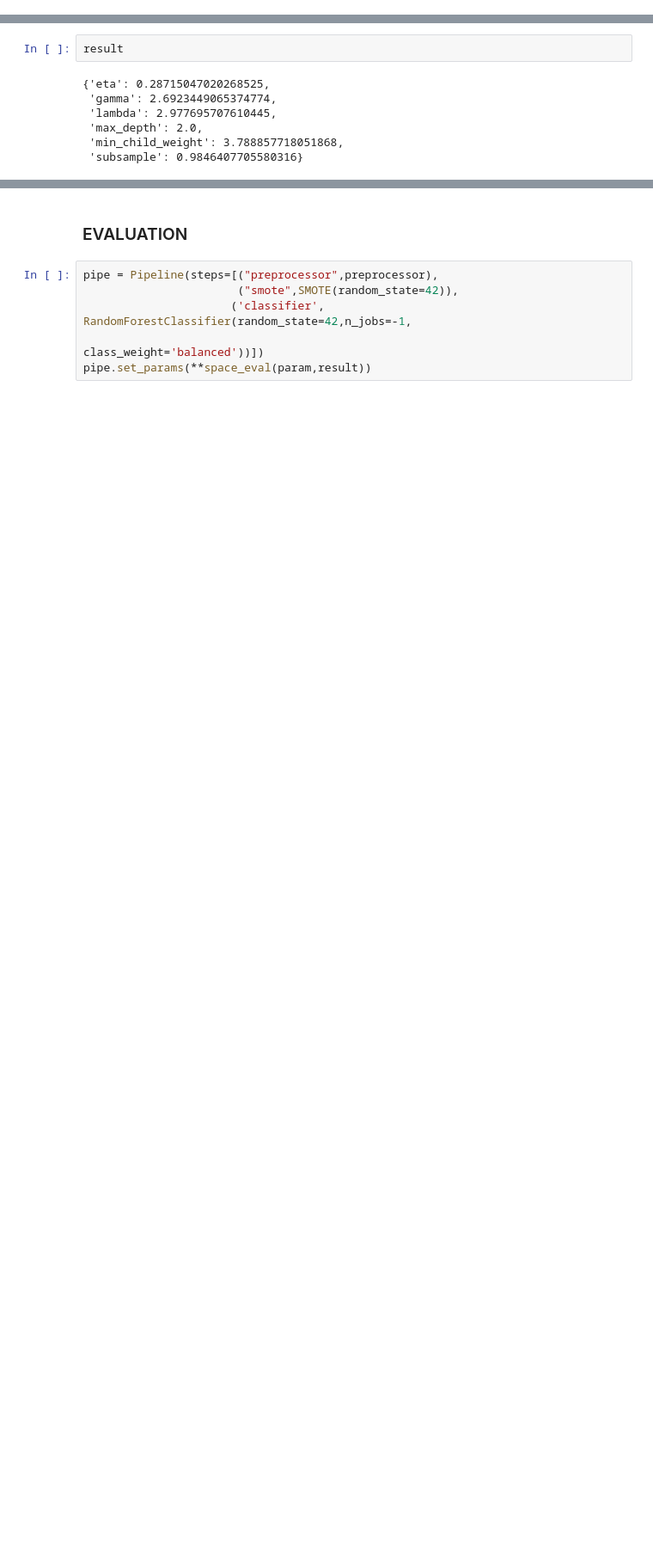
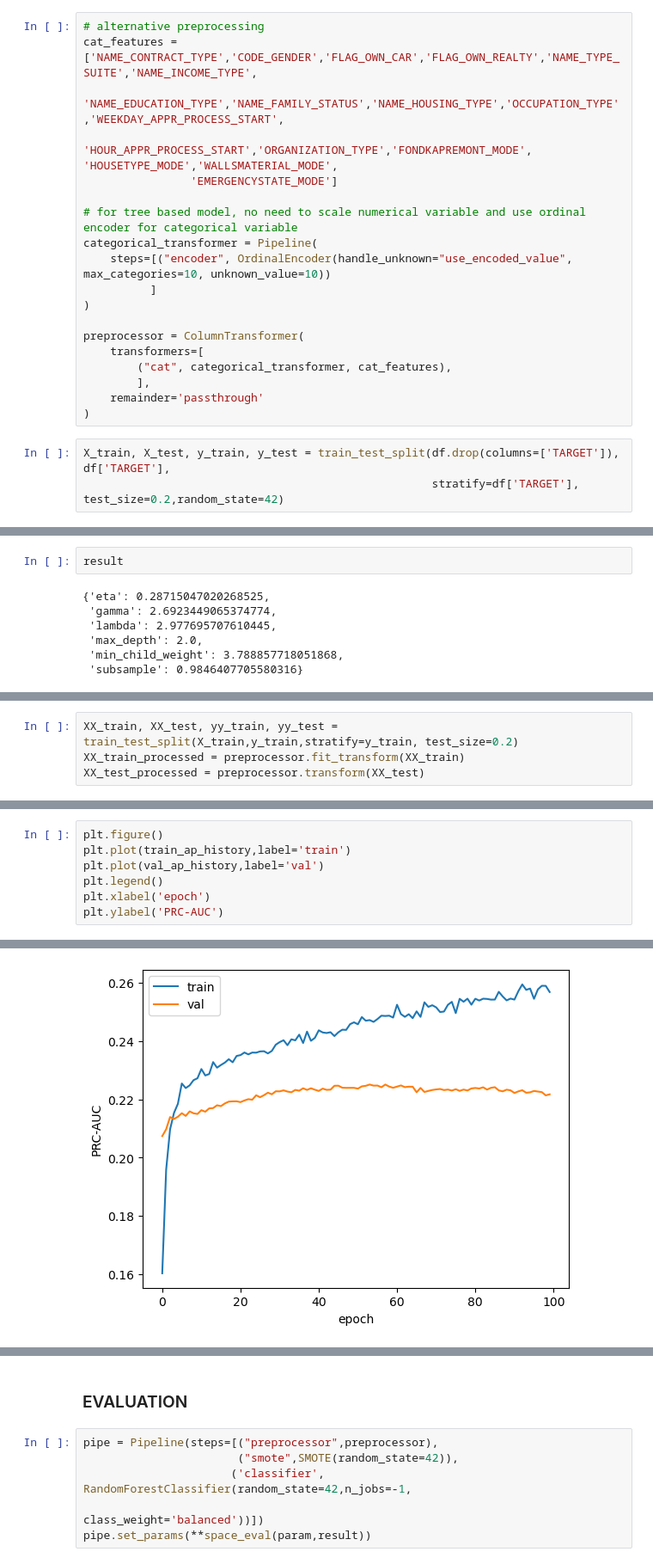
Before and after one commit to xfreppihs/loan, a Jupyter notebook: loan_models.ipynb, the cells around one changed output, grey strips where cells are left out. Shown: that part at 86% size. Cells and saved outputs as stored; diff of their text form; blank space fills up the shorter version.

```diff
--- a/loan_models.ipynb
+++ b/loan_models.ipynb
@@ -122,0 +271,22 @@ preprocessor = ColumnTransformer(
+# %%
+# alternative preprocessing
+cat_features = ['NAME_CONTRACT_TYPE','CODE_GENDER','FLAG_OWN_CAR','FLAG_OWN_REALTY','NAME_TYPE_SUITE','NAME_INCOME_TYPE',
+                'NAME_EDUCATION_TYPE','NAME_FAMILY_STATUS','NAME_HOUSING_TYPE','OCCUPATION_TYPE','WEEKDAY_APPR_PROCESS_START',
+                'HOUR_APPR_PROCESS_START','ORGANIZATION_TYPE','FONDKAPREMONT_MODE', 'HOUSETYPE_MODE','WALLSMATERIAL_MODE',
+                'EMERGENCYSTATE_MODE']
+
+# for tree based model, no need to scale numerical variable and use ordinal encoder for categorical variable
+categorical_transformer = Pipeline(
+    steps=[("encoder", OrdinalEncoder(handle_unknown="use_encoded_value", max_categories=10, unknown_value=10))
+          ]
+)
+
+preprocessor = ColumnTransformer(
+    transformers=[
+        ("cat", categorical_transformer, cat_features),
+        ],
+    remainder='passthrough'
+)
+# %%
+X_train, X_test, y_train, y_test = train_test_split(df.drop(columns=['TARGET']), df['TARGET'],
+                                                    stratify=df['TARGET'], test_size=0.2,random_state=42)
@@ -714,0 +956,4 @@ with mlflow.start_run(run_id=run.info.run_id):
+# %%
+XX_train, XX_test, yy_train, yy_test = train_test_split(X_train,y_train,stratify=y_train, test_size=0.2)
+XX_train_processed = preprocessor.fit_transform(XX_train)
+XX_test_processed = preprocessor.transform(XX_test)
@@ -714,0 +1215,8 @@ with mlflow.start_run(run_id=run.info.run_id):
+# %%
+plt.figure()
+plt.plot(train_ap_history,label='train')
+plt.plot(val_ap_history,label='val')
+plt.legend()
+plt.xlabel('epoch')
+plt.ylabel('PRC-AUC')
+# %% [output]
@@ -714,0 +1224 @@ with mlflow.start_run(run_id=run.info.run_id):
+[figure, added]
```
Also changed, not shown: parts of 62 cells of this notebook.
